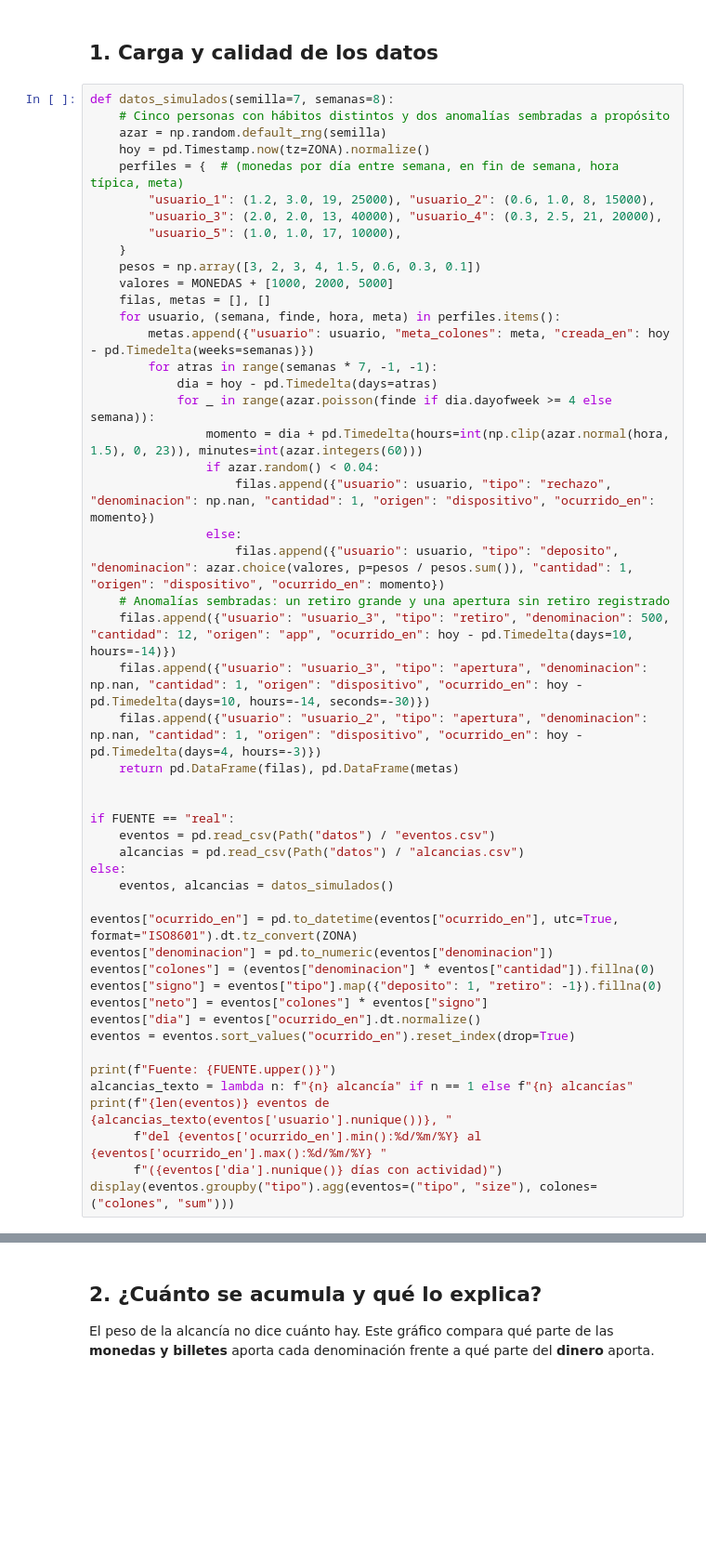
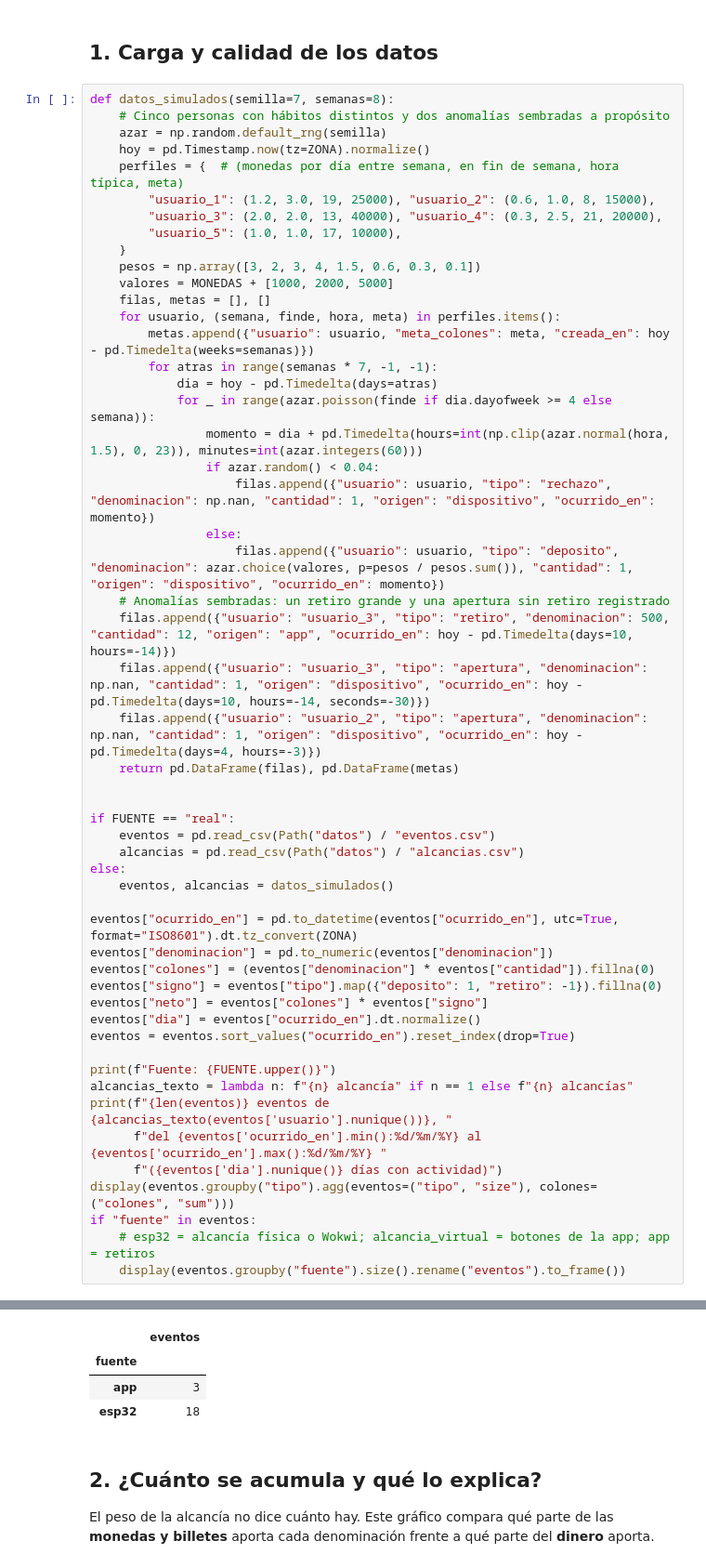
Before and after one commit to sklinderton/alcancia-colones, a Jupyter notebook: alcancia-analisis/analisis_alcancia.ipynb, the cells around one changed output, grey strips where cells are left out. Shown at 93% size. Saved outputs shown, nothing was run; the diff lists cells and outputs as text; blank space fills up the shorter version.

Commit message:
Agrega la alcancía virtual y el inicio sin cuenta para recolectar datos reales

```diff
--- a/alcancia-analisis/analisis_alcancia.ipynb
+++ b/alcancia-analisis/analisis_alcancia.ipynb
@@ -76,33 +76,40 @@ def datos_simulados(semilla=7, semanas=8):
 
 if FUENTE == "real":
     eventos = pd.read_csv(Path("datos") / "eventos.csv")
     alcancias = pd.read_csv(Path("datos") / "alcancias.csv")
 else:
     eventos, alcancias = datos_simulados()
 
 eventos["ocurrido_en"] = pd.to_datetime(eventos["ocurrido_en"], utc=True, format="ISO8601").dt.tz_convert(ZONA)
 eventos["denominacion"] = pd.to_numeric(eventos["denominacion"])
 eventos["colones"] = (eventos["denominacion"] * eventos["cantidad"]).fillna(0)
 eventos["signo"] = eventos["tipo"].map({"deposito": 1, "retiro": -1}).fillna(0)
 eventos["neto"] = eventos["colones"] * eventos["signo"]
 eventos["dia"] = eventos["ocurrido_en"].dt.normalize()
 eventos = eventos.sort_values("ocurrido_en").reset_index(drop=True)
 
 print(f"Fuente: {FUENTE.upper()}")
 alcancias_texto = lambda n: f"{n} alcancía" if n == 1 else f"{n} alcancías"
 print(f"{len(eventos)} eventos de {alcancias_texto(eventos['usuario'].nunique())}, "
       f"del {eventos['ocurrido_en'].min():%d/%m/%Y} al {eventos['ocurrido_en'].max():%d/%m/%Y} "
       f"({eventos['dia'].nunique()} días con actividad)")
 display(eventos.groupby("tipo").agg(eventos=("tipo", "size"), colones=("colones", "sum")))
+if "fuente" in eventos:
+    # esp32 = alcancía física o Wokwi; alcancia_virtual = botones de la app; app = retiros
+    display(eventos.groupby("fuente").size().rename("eventos").to_frame())
 # %% [output]
 Fuente: REAL
 21 eventos de 1 alcancía, del 30/10/2026 al 24/11/2026 (2 días con actividad)
 |  | eventos | colones |
 | tipo |  |  |
 | apertura | 1 | 0.0 |
 | deposito | 16 | 13605.0 |
 | rechazo | 1 | 0.0 |
 | retiro | 3 | 11100.0 |
+|  | eventos |
+| fuente |  |
+| app | 3 |
+| esp32 | 18 |
 # %% [markdown]
 ## 2. ¿Cuánto se acumula y qué lo explica?
 
```
Also changed, not shown: parts of 1 cell of this notebook, 9 other files.
